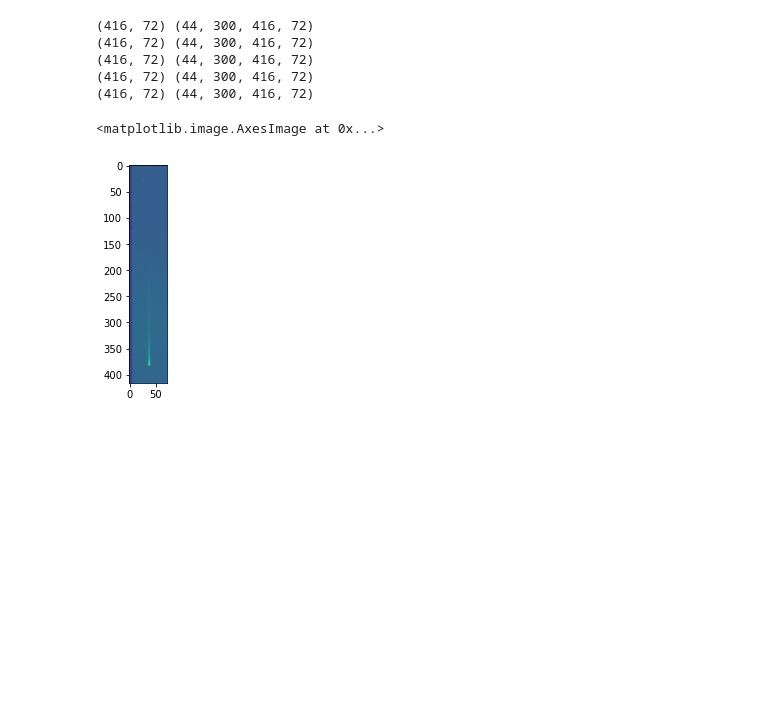
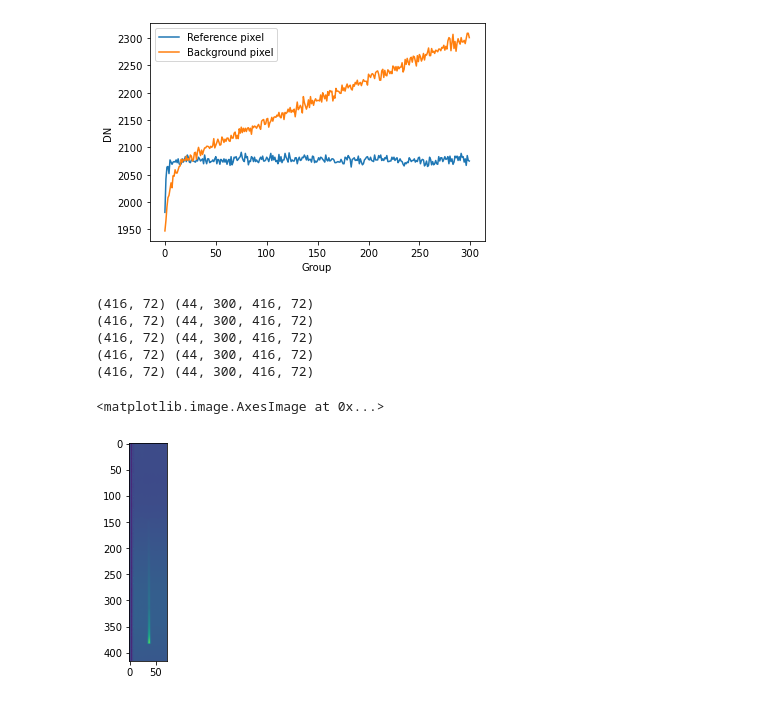
Before and after one commit to ideasrule/sparta, a Jupyter notebook: Reduce MIRI.ipynb, the cells around one changed output. Saved outputs shown, nothing was run; the diff lists cells and outputs as text; code cells hidden in the pictures; blank space fills up the shorter version.

```diff
--- a/Reduce MIRI.ipynb
+++ b/Reduce MIRI.ipynb
@@ -10,8 +9,12 @@ R = 13
 # %%
-hdul = astropy.io.fits.open("ERS_NGTS10_2022_seg_038.fits")
+filename = "ERS_NGTS10_2022_nodrift_seg_038.fits"
+hdul = astropy.io.fits.open(filename)
 data = hdul[1].data
 N_int, N_grp, N_row, N_col = data.shape
-print(data.shape)
+gain = hdul[0].header["GAINCF"]
+R = gain * hdul[0].header["RDNOISE"]
+
+#print(data.shape)
 
 #Assumptions for dark current subtraction
 assert(hdul[0].header["NFRAMES"] == 1)
@@ -21,3 +42,12 @@ assert(hdul[0].header["GROUPGAP"] == 0)
+# %%
+plt.plot(data[0,:,100,0], label="Reference pixel")
+plt.plot(data[0,:,100,17], label="Background pixel")
+plt.legend()
+plt.xlabel("Group")
+plt.ylabel("DN")
+plt.savefig("ref_vs_bkd.png")
+# %% [output]
+[figure, added]
 # %%
 def apply_nonlinearity(data, filename="jwst_miri_linearity_0024.fits", slitless_left=0, slitless_right=72, slitless_top=528, slitless_bot=944):
     data_float = np.array(data, dtype=float)
```
Also changed, not shown: parts of 29 cells of this notebook, 6 other files.
